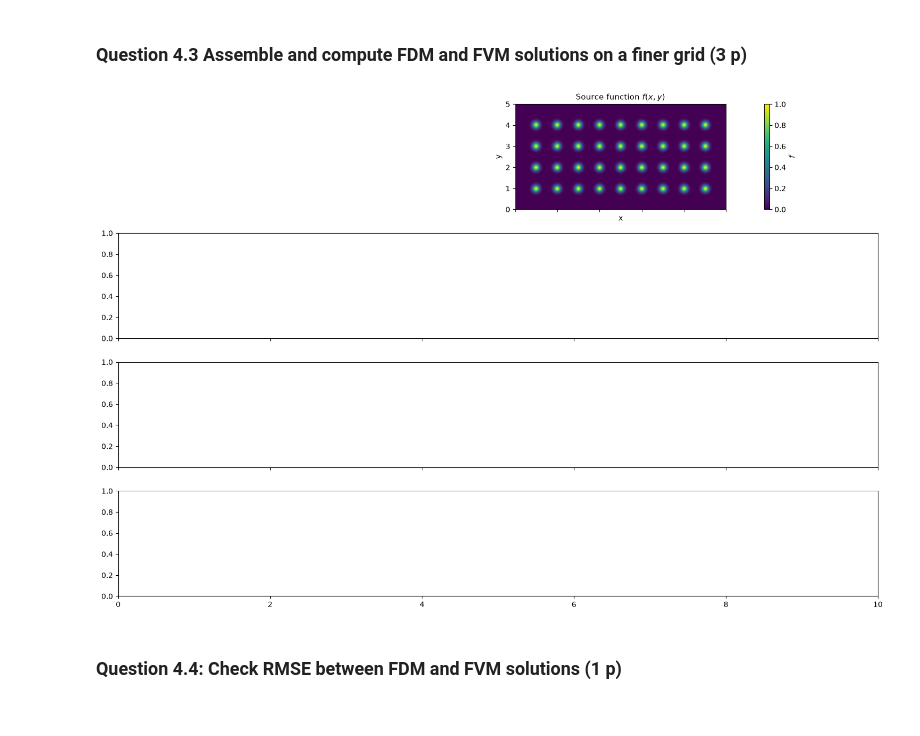
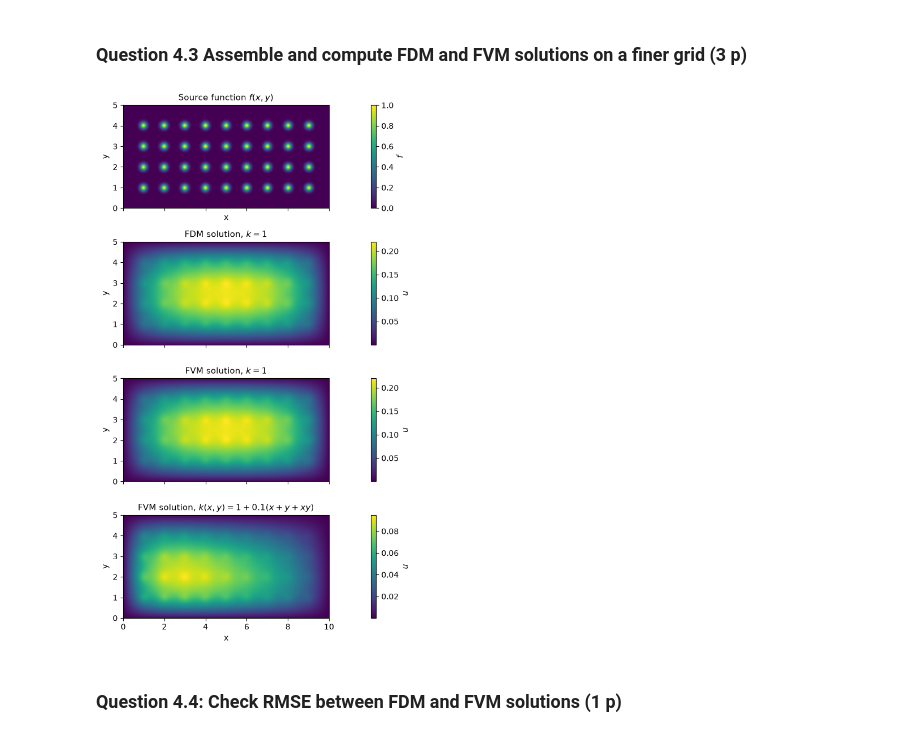
Before and after one commit to erietman46/TW3730TU-Numerical-Methods-for-DEs-ER, a Jupyter notebook: Assignment-3.ipynb, the cells around one changed output. Cells and saved outputs as stored; diff of their text form; code cells hidden in the pictures.

```diff
--- a/Assignment-3.ipynb
+++ b/Assignment-3.ipynb
@@ -833,26 +838,98 @@ Symmetry error =
 # %%
 Nx, Ny = 200, 100
 dx, dy = Lx/Nx, Ly/Ny
 x, y = np.mgrid[dx:Lx-dx:(Nx-1)*1j, dy:Ly-dy:(Ny-1)*1j]
 f = sourcefunc(x, y)
 
-#YOUR CODE HERE
+
+# ============================================================
+# 1. Assemble and solve the three systems
+# ============================================================
+
+# The matrix assembly uses the ordering:
+# [u_11, u_21, ..., u_(Nx-1,1), u_12, ...]
+# so x varies fastest. Therefore use Fortran ordering.
+f_vec = f.reshape(-1, order='F')
+
+# ----- FDM, k = 1 -----
+A_fdm = FDLaplacian2D(Nx, Ny, dx, dy)
+
+u_fdm_vec = la.spsolve(A_fdm, f_vec)
+
+u_fdm = u_fdm_vec.reshape((Nx-1, Ny-1), order='F')
+
+
+# ----- FVM, k = 1 -----
+A_fvm_k1 = create2DLFVM(Lx, Ly, Nx, Ny, coeffK1)
+
+u_fvm_k1_vec = la.spsolve(A_fvm_k1, f_vec)
+
+u_fvm_k1 = u_fvm_k1_vec.reshape((Nx-1, Ny-1), order='F')
+
+
+# ----- FVM, variable k(x,y) -----
+A_fvm_k2 = create2DLFVM(Lx, Ly, Nx, Ny, coeffK2)
+
+u_fvm_k2_vec = la.spsolve(A_fvm_k2, f_vec)
+
+u_fvm_k2 = u_fvm_k2_vec.reshape((Nx-1, Ny-1), order='F')
+
 
 # 3. Visualizations as 2D images
 fig, axes = plt.subplots(4, 1, figsize=(15, 10), sharex=True)
 
 im0 = axes[0].imshow(f.transpose(), extent=[0, Lx, 0, Ly], origin='lower', cmap='viridis')
 axes[0].set_title('Source function $f(x,y)$', fontsize=11)
 fig.colorbar(im0, ax=axes[0], label='$f$')
 axes[0].set_xlabel('x')
 axes[0].set_ylabel('y')
 
-#YOUR CODE HERE
+# FDM solution, k = 1
+im1 = axes[1].imshow(
+    u_fdm.transpose(),
+    extent=[0, Lx, 0, Ly],
+    origin='lower',
+    cmap='viridis'
+)
+
+axes[1].set_title('FDM solution, $k=1$', fontsize=11)
+fig.colorbar(im1, ax=axes[1], label='$u$')
+axes[1].set_ylabel('y')
+
+
+# FVM solution, k = 1
+im2 = axes[2].imshow(
+    u_fvm_k1.transpose(),
+    extent=[0, Lx, 0, Ly],
+    origin='lower',
+    cmap='viridis'
+)
+
+axes[2].set_title('FVM solution, $k=1$', fontsize=11)
+fig.colorbar(im2, ax=axes[2], label='$u$')
+axes[2].set_ylabel('y')
+
+
+# FVM solution, variable k(x,y)
+im3 = axes[3].imshow(
+    u_fvm_k2.transpose(),
+    extent=[0, Lx, 0, Ly],
+    origin='lower',
+    cmap='viridis'
+)
+
+axes[3].set_title(
+    'FVM solution, $k(x,y)=1+0.1(x+y+xy)$',
+    fontsize=11
+)
+fig.colorbar(im3, ax=axes[3], label='$u$')
+axes[3].set_xlabel('x')
+axes[3].set_ylabel('y')
 
 plt.tight_layout()
 plt.show()
 # %% [output]
-[figure, old version]
+[figure, new version]
 # %% [markdown]
 ### Question 4.4: Check RMSE between FDM and FVM solutions (1 p)
 # %%
```
Also changed, not shown: parts of 7 cells of this notebook.
